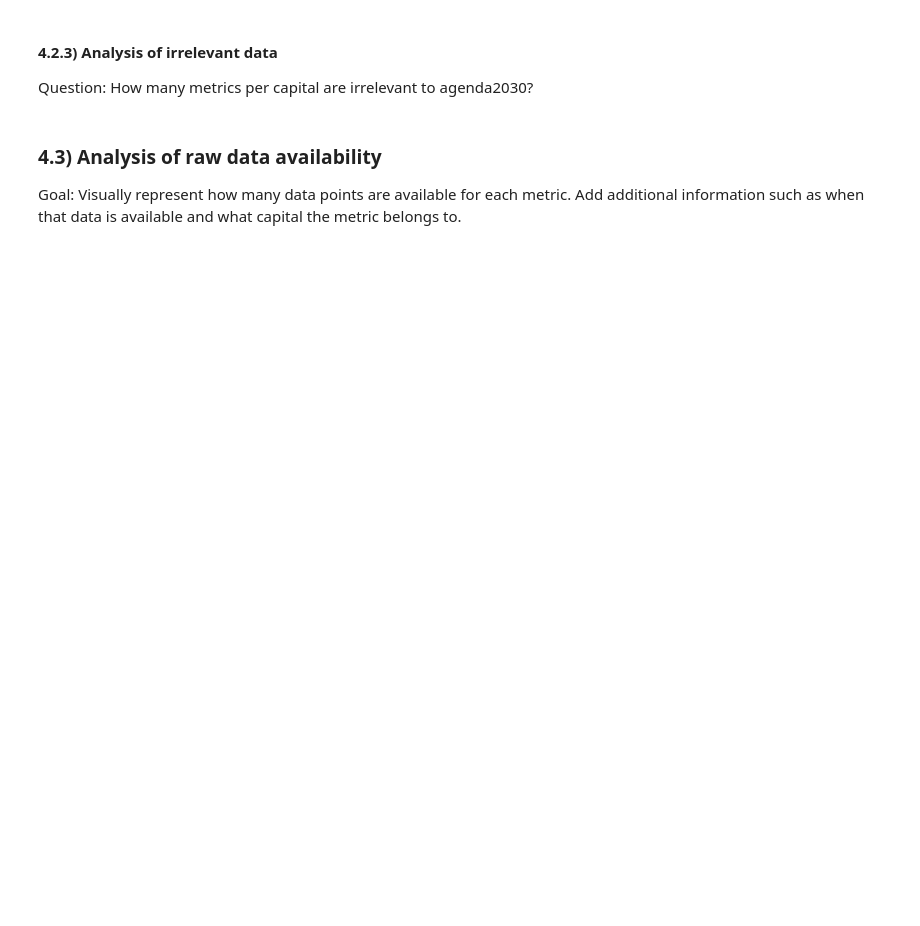
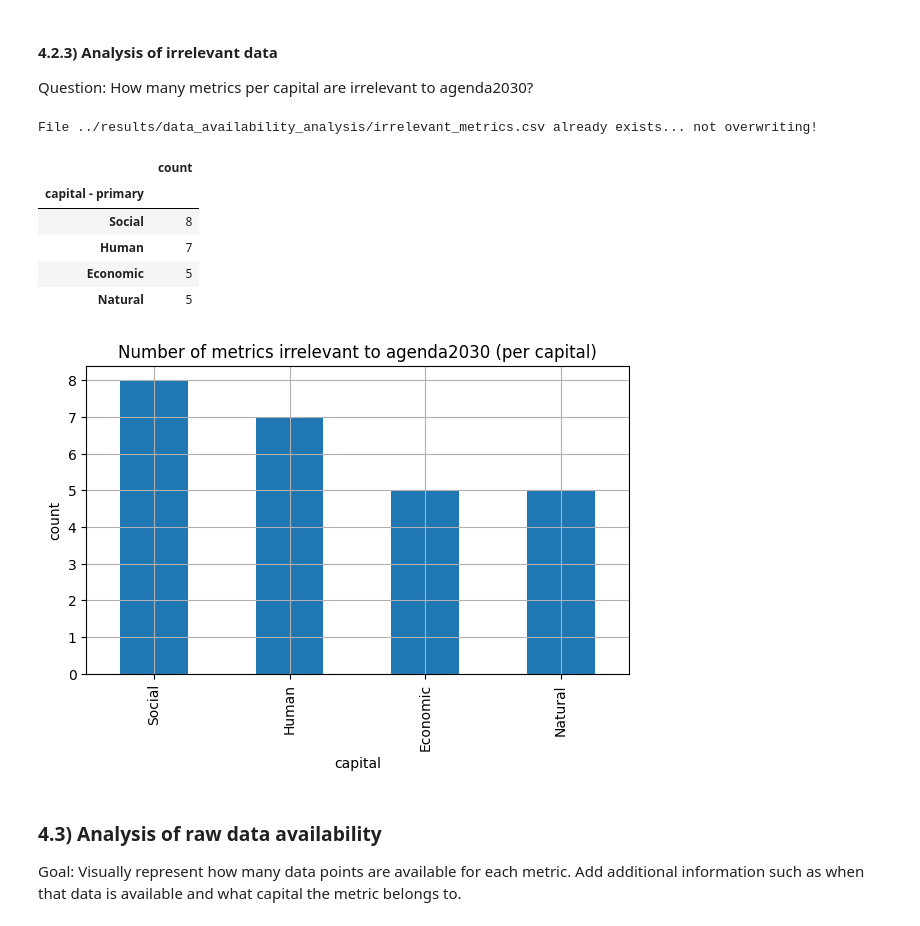
Before and after one commit to B-Lab-Switzerland/sipi-data-analysis, a Jupyter notebook: MONET_Analysis/notebooks/monet_data_analysis.ipynb, the cells around one changed output. Saved outputs shown, nothing was run; the diff lists cells and outputs as text; code cells hidden in the pictures; blank space fills up the shorter version.

```diff
--- a/MONET_Analysis/notebooks/monet_data_analysis.ipynb
+++ b/MONET_Analysis/notebooks/monet_data_analysis.ipynb
@@ -77,3 +133,15 @@ analyzer.number_of_irrelevant_metrics_per_capital(data_fpath = const.irrelevant_
+# %%
+n_irrev_per_capital = analysis.nIrrelevantMetricsPerCapital(results["irrelevant_metrics"])
+nipc = n_irrev_per_capital.analyze()
+# %% [output]
+File ../results/data_availability_analysis/irrelevant_metrics.csv already exists... not overwriting!
+|  | count |
+| capital - primary |  |
+| Social | 8 |
+| Human | 7 |
+| Economic | 5 |
+| Natural | 5 |
+[figure, added]
 # %% [markdown]
 ### 4.3) Analysis of raw data availability
 
```
Also changed, not shown: parts of 46 cells of this notebook, 4 other files.
